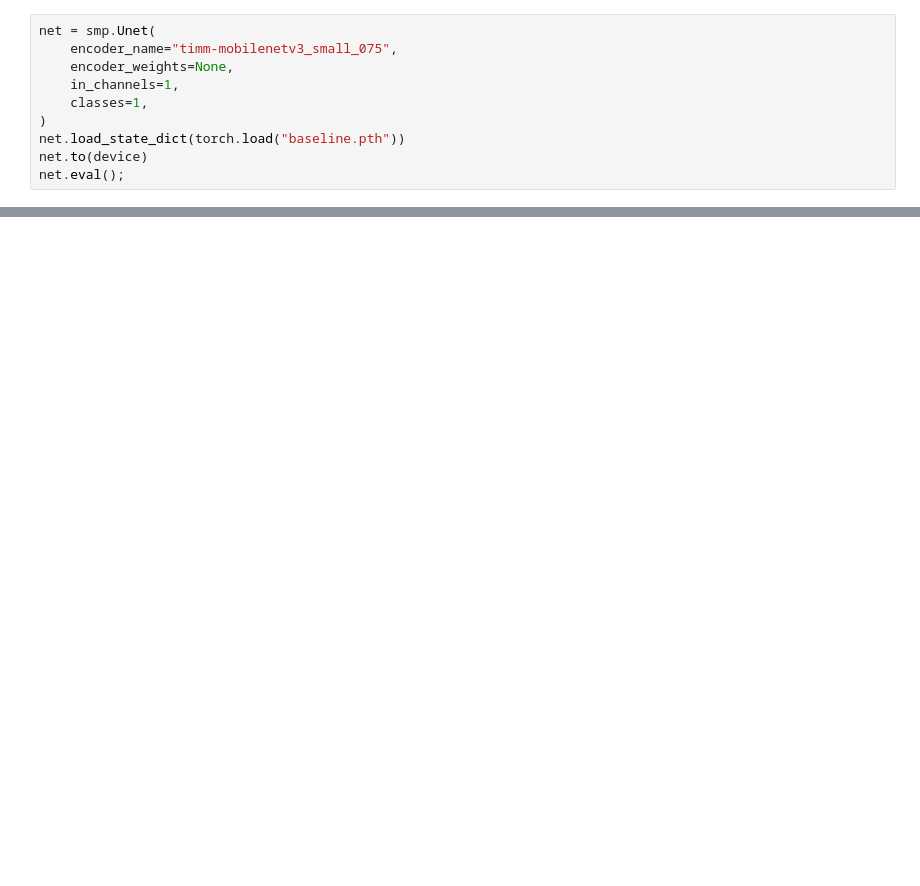
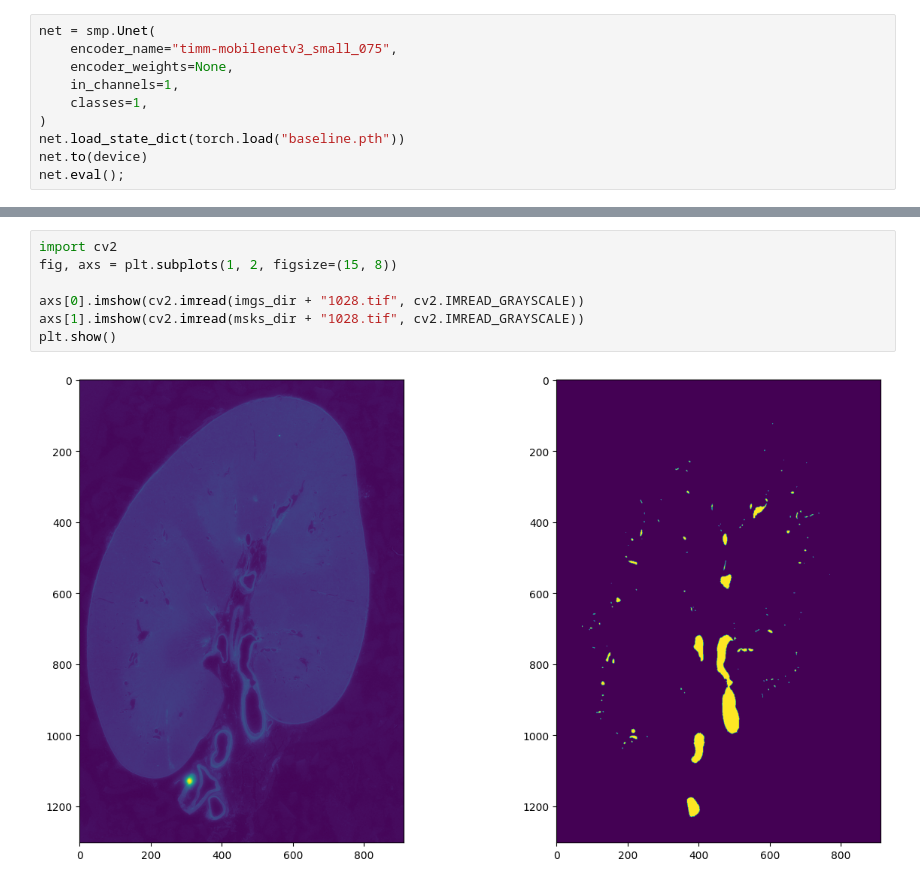
Before and after one commit to DavidFM43/blood-vessel-segmentation, a Jupyter notebook: investigate_baseline_bug.ipynb, the cells around one changed output, grey strips where cells are left out. Drawn from its saved outputs; the diff is of its cells as text; blank space fills up the shorter version.

```diff
--- a/investigate_baseline_bug.ipynb
+++ b/investigate_baseline_bug.ipynb
@@ -100 +63,10 @@ torch.Size([1303, 912])
+# %%
+import cv2
+fig, axs = plt.subplots(1, 2, figsize=(15, 8))
+
+axs[0].imshow(cv2.imread(imgs_dir + "1028.tif", cv2.IMREAD_GRAYSCALE))
+axs[1].imshow(cv2.imread(msks_dir + "1028.tif", cv2.IMREAD_GRAYSCALE))
+plt.show()
+# %% [output]
+[figure, added]
 # %%
```
Also changed, not shown: parts of 11 cells of this notebook, 1 other file.
